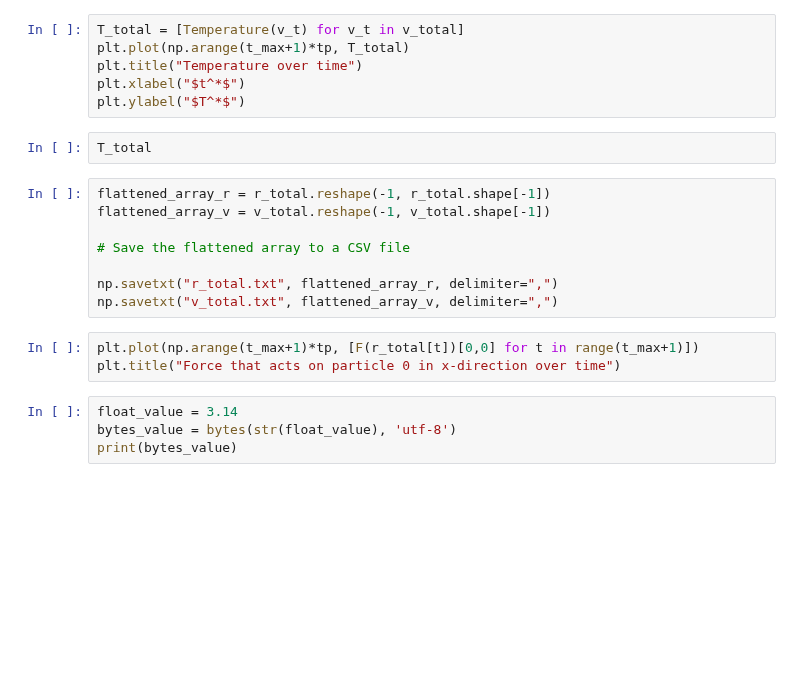
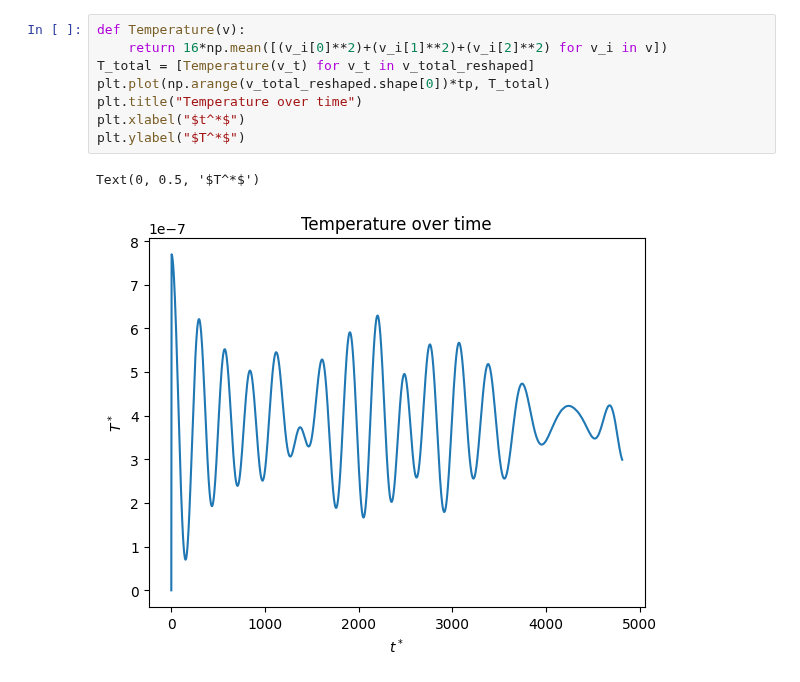
Before and after one commit to corinnawegner/Computational-physics, a Jupyter notebook: Project 3/Problem 1.ipynb, the cells around one changed output. Saved outputs shown, nothing was run; the diff lists cells and outputs as text; blank space fills up the shorter version.

```diff
--- a/Project 3/Problem 1.ipynb
+++ b/Project 3/Problem 1.ipynb
@@ -261,23 +154,11 @@ plt.legend()
 # %%
-T_total = [Temperature(v_t) for v_t in v_total]
-plt.plot(np.arange(t_max+1)*tp, T_total)
+def Temperature(v):
+    return 16*np.mean([(v_i[0]**2)+(v_i[1]**2)+(v_i[2]**2) for v_i in v])
+T_total = [Temperature(v_t) for v_t in v_total_reshaped]
+plt.plot(np.arange(v_total_reshaped.shape[0])*tp, T_total)
 plt.title("Temperature over time")
 plt.xlabel("$t^*$")
 plt.ylabel("$T^*$")
+# %% [output]
+Text(0, 0.5, '$T^*$')
+[figure, added]
-# %%
-T_total
-# %%
-flattened_array_r = r_total.reshape(-1, r_total.shape[-1])
-flattened_array_v = v_total.reshape(-1, v_total.shape[-1])
-
-# Save the flattened array to a CSV file
-
-np.savetxt("r_total.txt", flattened_array_r, delimiter=",")
-np.savetxt("v_total.txt", flattened_array_v, delimiter=",")
-# %%
-plt.plot(np.arange(t_max+1)*tp, [F(r_total[t])[0,0] for t in range(t_max+1)])
-plt.title("Force that acts on particle 0 in x-direction over time")
-# %%
-float_value = 3.14
-bytes_value = bytes(str(float_value), 'utf-8')
-print(bytes_value)
```
Also changed, not shown: parts of 16 cells of this notebook.
